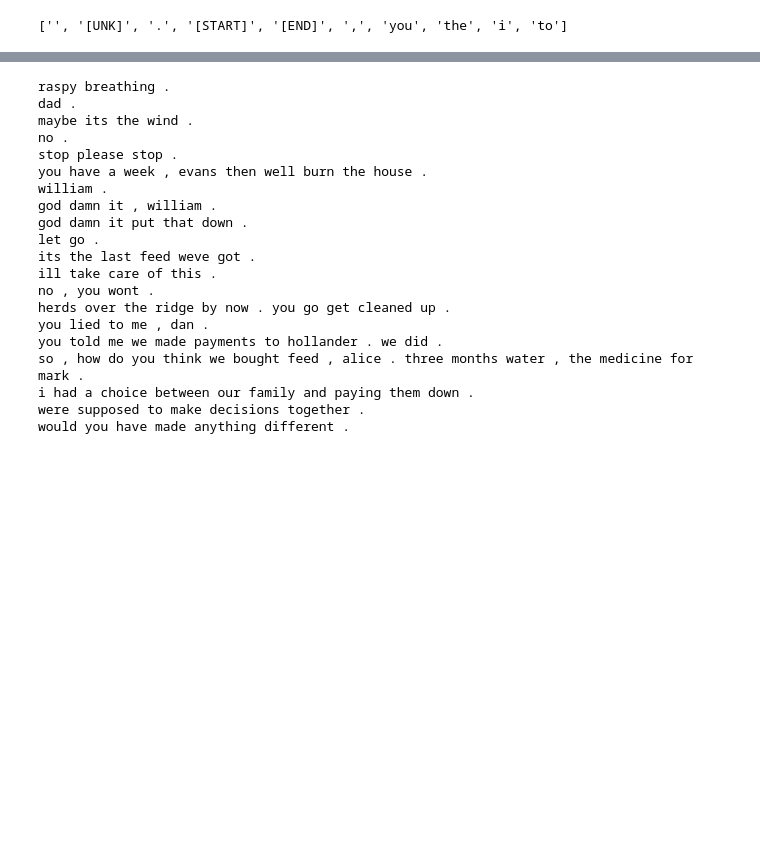
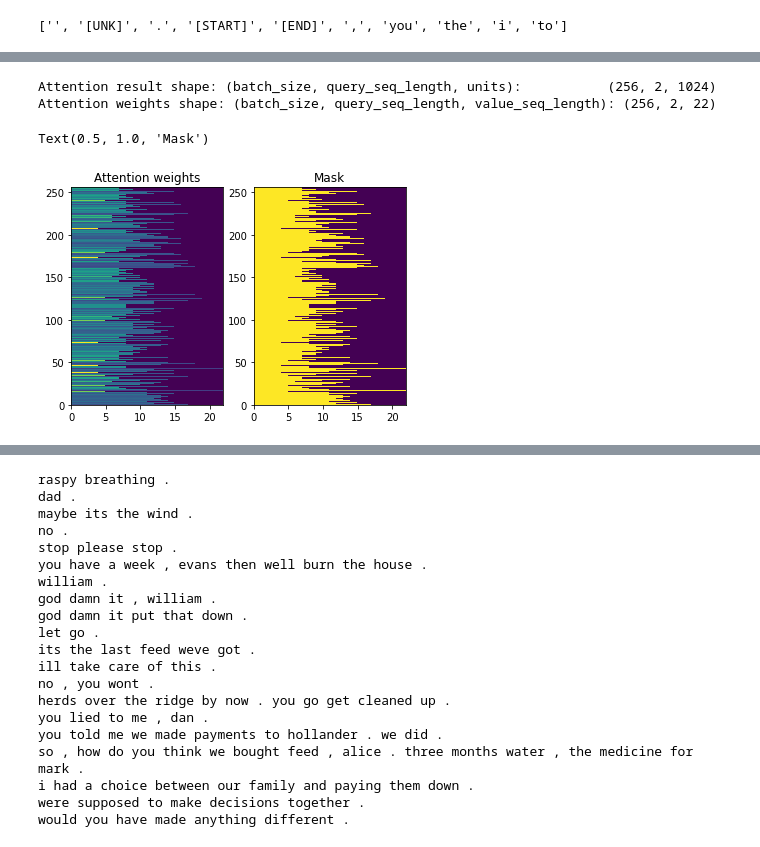
Before and after one commit to MojTabaa4/neural-machine-translation, a Jupyter notebook: persian_NMT.ipynb, the cells around one changed output, grey strips where cells are left out. Saved outputs shown, nothing was run; the diff lists cells and outputs as text; code cells hidden in the pictures; blank space fills up the shorter version.

Commit message:
add english to persian nmt model with attention mechanism

```diff
--- a/persian_NMT.ipynb
+++ b/persian_NMT.ipynb
@@ -142,7 +123,7 @@ re.escape(strip_chars)
 # %% [output]
 '"\\#\\$%\\&\'\\(\\)\\*\\+\\-/:;<=>@\\\\\\^_`\\{\\|\\}\\~'
 # %%
-max_vocab_size = 50000
+max_vocab_size = 5000
 
 en_vectorization = tf.keras.layers.TextVectorization(
     standardize=standardize_en,
@@ -212,0 +191,3 @@ print(tokens)
+# %%
+embedding_dim = 256
+units = 1024
@@ -212,0 +226,13 @@ print(tokens)
+# %%
+# Convert the input text to tokens.
+example_tokens = en_vectorization(example_input_batch)
+
+# Encode the input sequence.
+encoder = Encoder(en_vectorization.vocabulary_size(),
+                  embedding_dim, units)
+example_enc_output, example_enc_state = encoder(example_tokens)
+
+print(f'Input batch, shape (batch): {example_input_batch.shape}')
+print(f'Input batch tokens, shape (batch, s): {example_tokens.shape}')
+print(f'Encoder output, shape (batch, s, units): {example_enc_output.shape}')
+print(f'Encoder state, shape (batch, units): {example_enc_state.shape}')
@@ -212,0 +280,28 @@ print(tokens)
+# %%
+# Later, the decoder will generate this attention query
+example_attention_query = tf.random.normal(shape=[len(example_tokens), 2, 10])
+
+# Attend to the encoded tokens
+
+context_vector, attention_weights = attention_layer(
+    query=example_attention_query,
+    value=example_enc_output,
+    mask=(example_tokens != 0)
+)
+
+print(f'Attention result shape: (batch_size, query_seq_length, units):           {context_vector.shape}')
+print(f'Attention weights shape: (batch_size, query_seq_length, value_seq_length): {attention_weights.shape}')
+# %% [output]
+Attention result shape: (batch_size, query_seq_length, units):           (256, 2, 1024)
+Attention weights shape: (batch_size, query_seq_length, value_seq_length): (256, 2, 22)
+# %%
+plt.subplot(1, 2, 1)
+plt.pcolormesh(attention_weights[:, 0, :])
+plt.title('Attention weights')
+
+plt.subplot(1, 2, 2)
+plt.pcolormesh(example_tokens != 0)
+plt.title('Mask')
+# %% [output]
+Text(0.5, 1.0, 'Mask')
+[figure, added]
```
Also changed, not shown: parts of 65 cells of this notebook.
